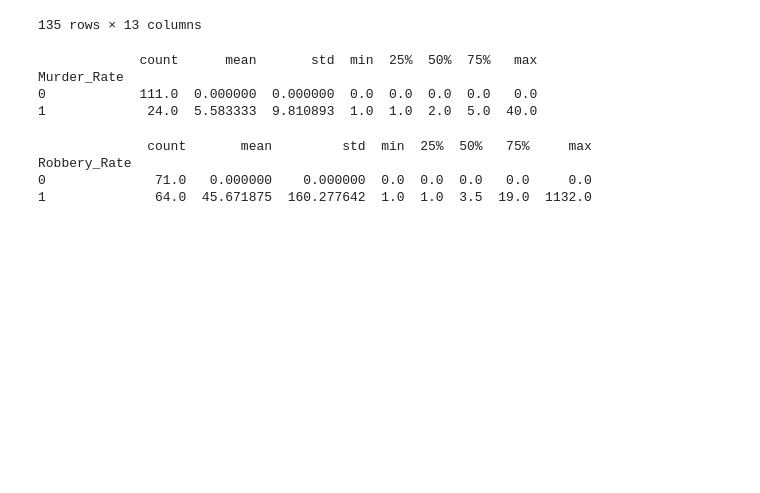
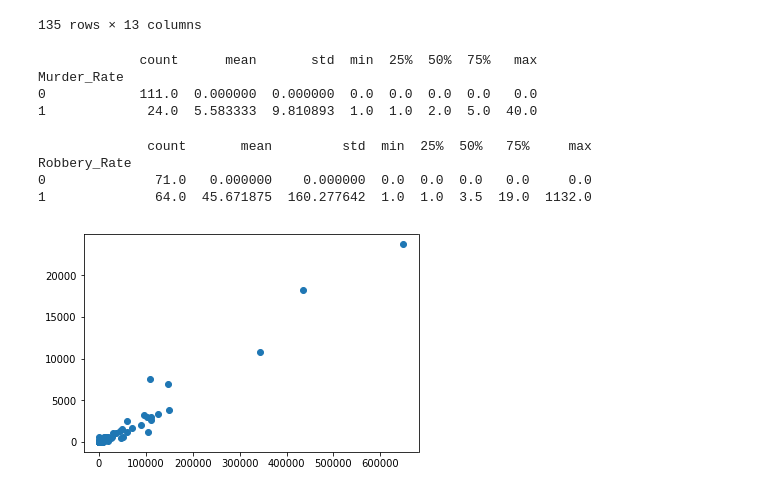
Before and after one commit to ijyaa/regression, a Jupyter notebook: Regression Data Cleaning.ipynb, the cells around one changed output. Cells and saved outputs as stored; diff of their text form; code cells hidden in the pictures; blank space fills up the shorter version.

```diff
--- a/Regression Data Cleaning.ipynb
+++ b/Regression Data Cleaning.ipynb
@@ -65,3 +65,10 @@ Robbery_Rate
 1              64.0  45.671875  160.277642  1.0  1.0  3.5  19.0  1132.0
 # %%
 features['Population_Square'] = df['Population'] ** 2
+# %%
+x = df['Population']
+y = df['Property Crime']
+plt.scatter(x,y)
+plt.show()
+# %% [output]
+[figure, added]
```
Also changed, not shown: parts of 5 cells of this notebook.
